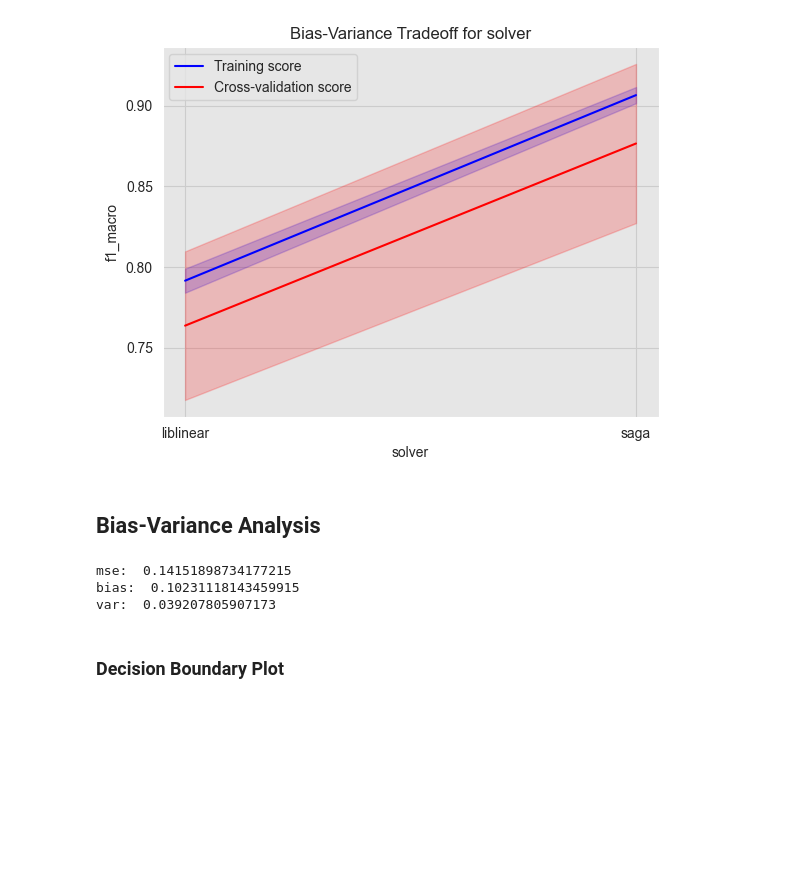
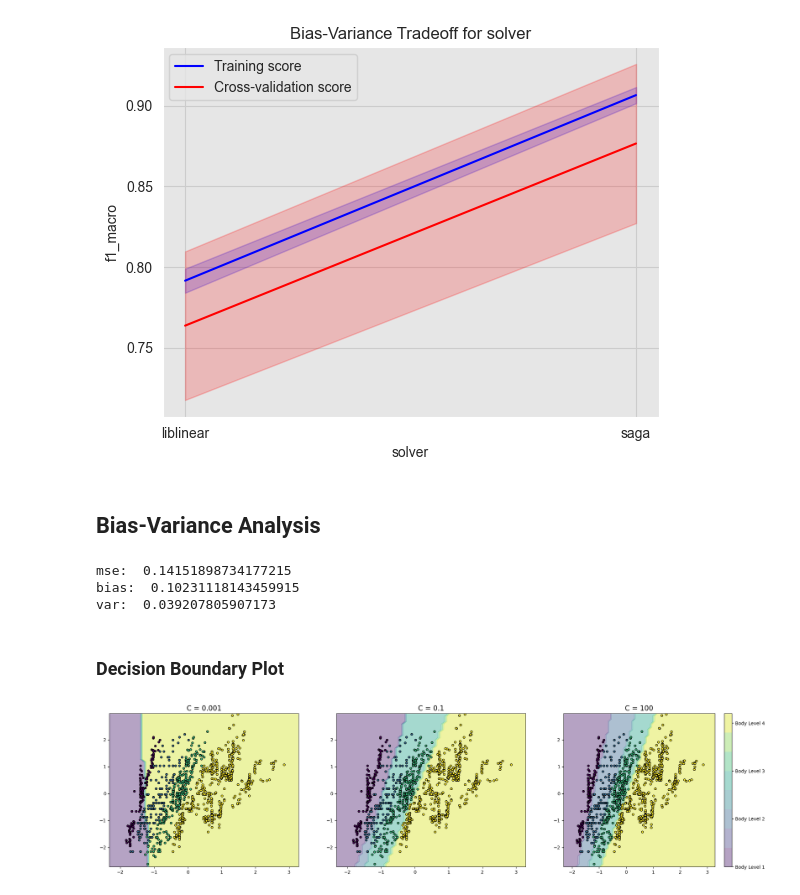
Before and after one commit to yahia3200/Body-Level-Classification, a Jupyter notebook: models/logitic_regression.ipynb, the cells around one changed output. Cells and saved outputs as stored; diff of their text form; code cells hidden in the pictures; blank space fills up the shorter version.

Commit message:
add decision boundary plot for SVM and LR

```diff
--- a/models/logitic_regression.ipynb
+++ b/models/logitic_regression.ipynb
@@ -193,0 +173,19 @@ var:  0.039207805907173
+# %%
+# reset style to default
+plt.style.use('default')
+
+# create a decision boundary plot at 3 different C values
+fig, axes = plt.subplots(1, 3, figsize=(25, 6))
+formatter = plt.FuncFormatter(lambda val, loc: ['Body Level 1', 'Body Level 2', 'Body Level 3', 'Body Level 4'][val])
+X = X[['Weight', 'Height']]
+for i, C in enumerate([0.001, 0.1, 100]):
+    lr = LogisticRegression(C=C, max_iter=10000)
+    lr.fit(X, y)
+    contours = util.plot_decision_regions(lr, X, y, axes[i])
+    axes[i].set_title('C = ' + str(C), size=15)
+
+
+plt.colorbar(contours, ticks =[0, 1, 2, 3],format=formatter)
+plt.show()
+# %% [output]
+[figure, added]
```
Also changed, not shown: parts of 2 cells of this notebook, 2 other files.
